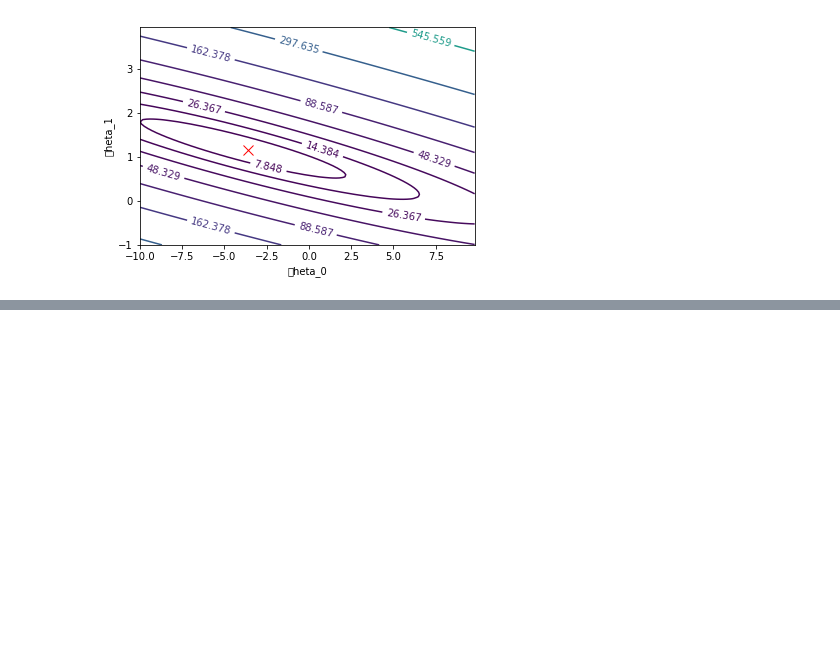
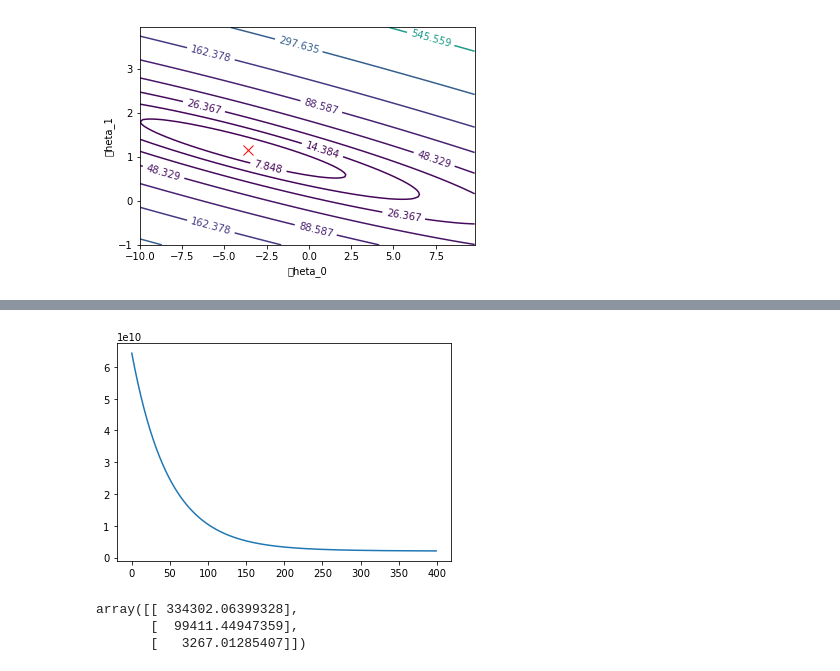
Before and after one commit to ernestyalumni/MLgrabbag, a Jupyter notebook: sklearn_ML.ipynb, the cells around one changed output, grey strips where cells are left out. Saved outputs shown, nothing was run; the diff lists cells and outputs as text; code cells hidden in the pictures; blank space fills up the shorter version.

```diff
--- a/sklearn_ML.ipynb
+++ b/sklearn_ML.ipynb
@@ -429,0 +655,11 @@ plt.show()
+# %%
+plt.plot( J_history)
+plt.show()
+# %% [output]
+[figure, added]
+# %%
+theta
+# %% [output]
+array([[ 334302.06399328],
+       [  99411.44947359],
+       [   3267.01285407]])
```
Also changed, not shown: parts of 169 cells of this notebook, 4 other files.
